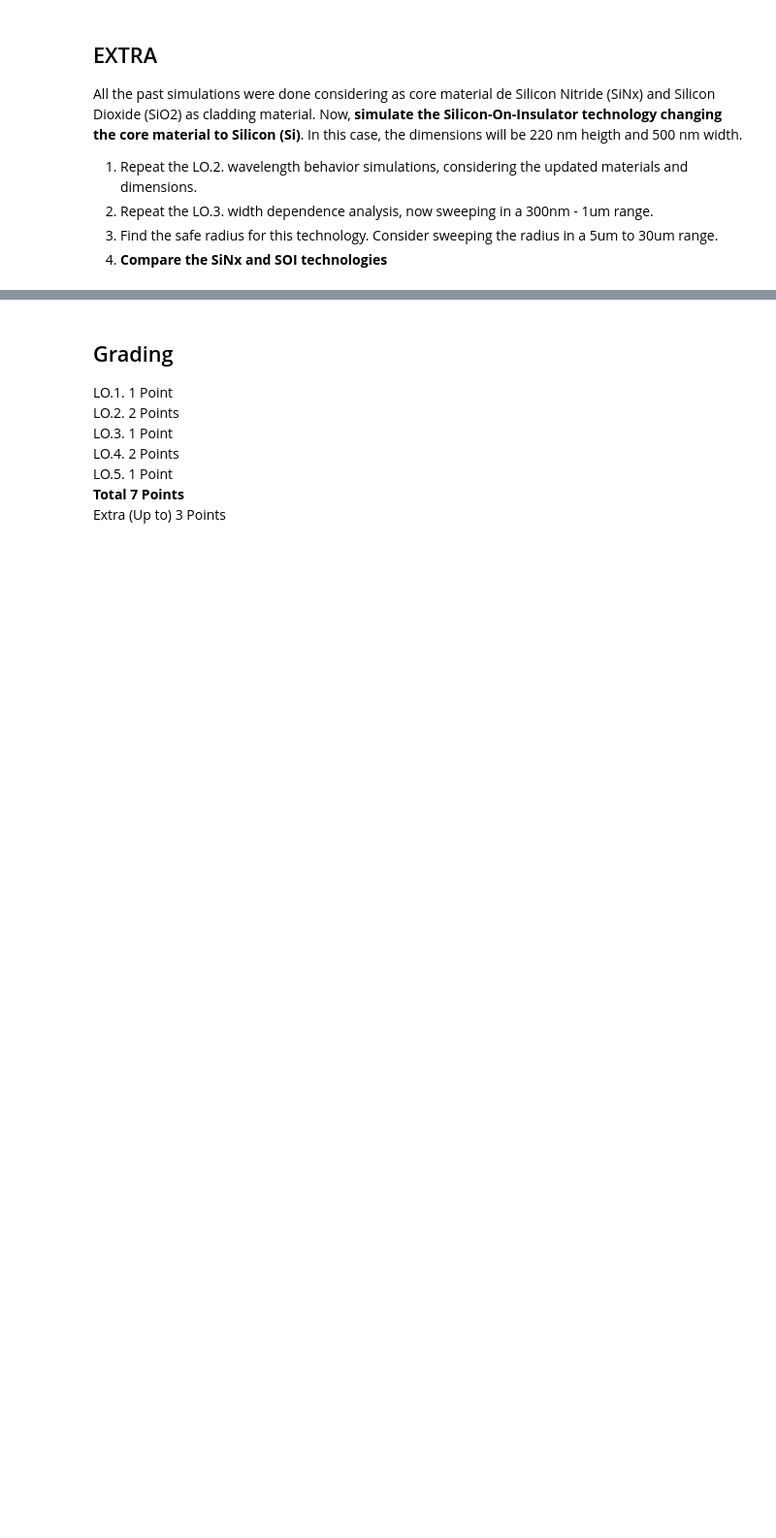
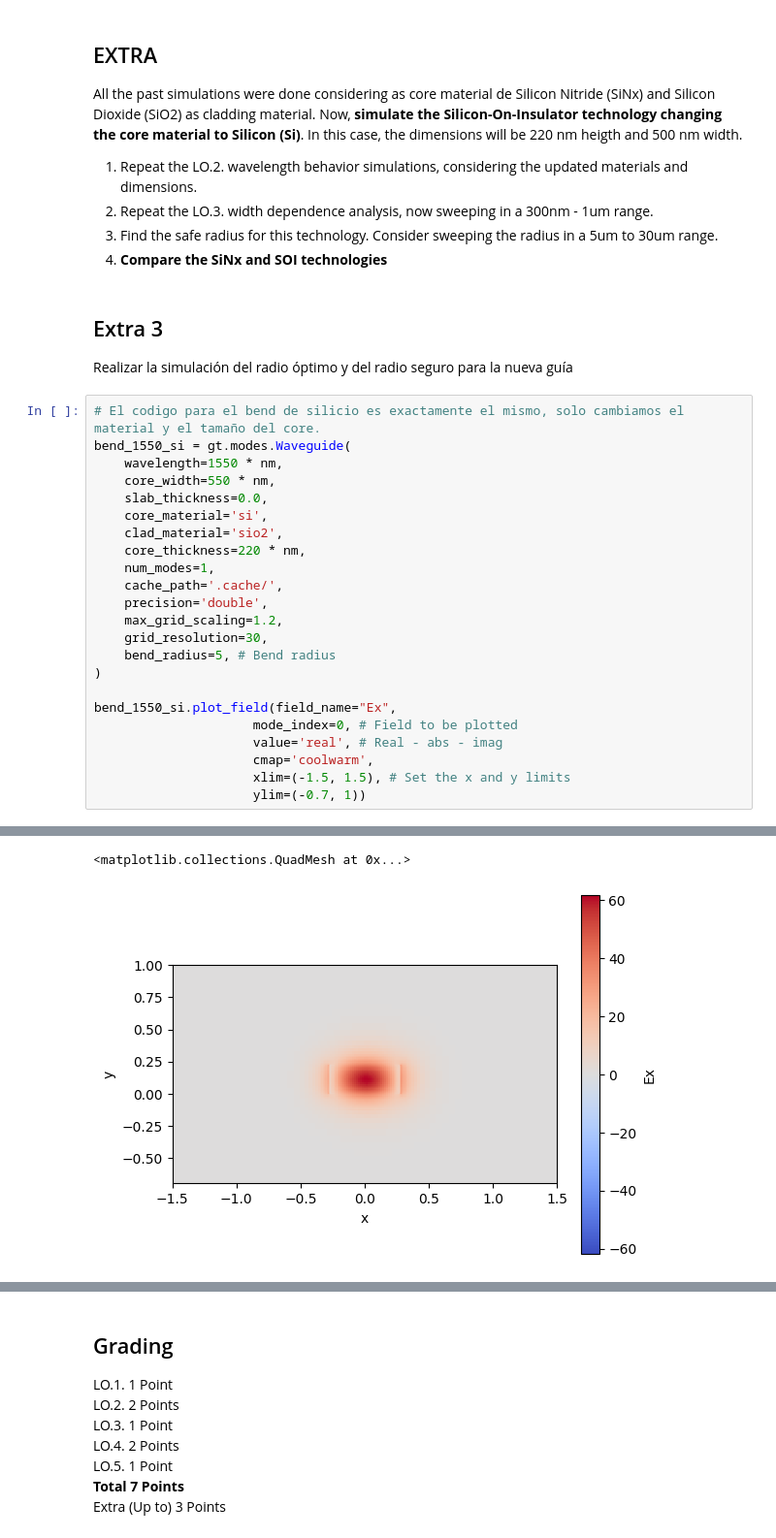
Before and after one commit to rauleet/cifoin-lab1, a Jupyter notebook: WAVEGUIDES_Student.ipynb, the cells around one changed output, grey strips where cells are left out. Shown at 97% size. Cells and saved outputs as stored; diff of their text form; blank space fills up the shorter version.

Commit message:
todos los extras hechos

```diff
--- a/WAVEGUIDES_Student.ipynb
+++ b/WAVEGUIDES_Student.ipynb
@@ -688,3 +680,30 @@ All the past simulations were done considering as core material de Silicon Nitri
 2. Repeat the LO.3. width dependence analysis, now sweeping in a 300nm - 1um range.
 3. Find the safe radius for this technology. Consider sweeping the radius in a 5um to 30um range.
 4. **Compare the SiNx and SOI technologies**
+# %% [markdown]
+## Extra 3
+ Realizar la simulación del radio óptimo y del radio seguro para la nueva guía
+# %%
+# El codigo para el bend de silicio es exactamente el mismo, solo cambiamos el material y el tamaño del core.
+bend_1550_si = gt.modes.Waveguide(
+    wavelength=1550 * nm,
+    core_width=550 * nm,
+    slab_thickness=0.0,
+    core_material='si',
+    clad_material='sio2',
+    core_thickness=220 * nm,
+    num_modes=1,
+    cache_path='.cache/',
+    precision='double',
+    max_grid_scaling=1.2,
+    grid_resolution=30,
+    bend_radius=5, # Bend radius
+)
+
+bend_1550_si.plot_field(field_name="Ex",
+                     mode_index=0, # Field to be plotted
+                     value='real', # Real - abs - imag
+                     cmap='coolwarm',
+                     xlim=(-1.5, 1.5), # Set the x and y limits
+                     ylim=(-0.7, 1))
+# %% [output]
@@ -690,0 +711,2 @@ All the past simulations were done considering as core material de Silicon Nitri
+<matplotlib.collections.QuadMesh at 0x...>
+[figure, added]
```
Also changed, not shown: parts of 15 cells of this notebook.
